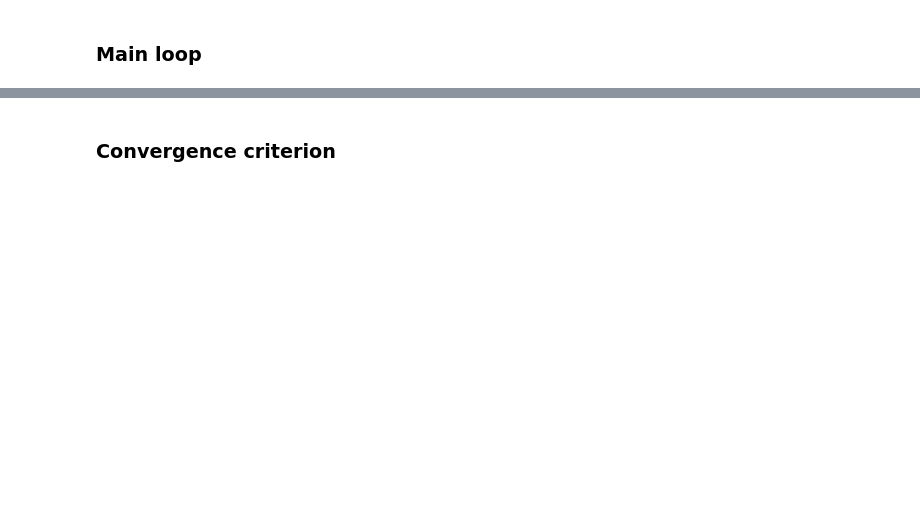
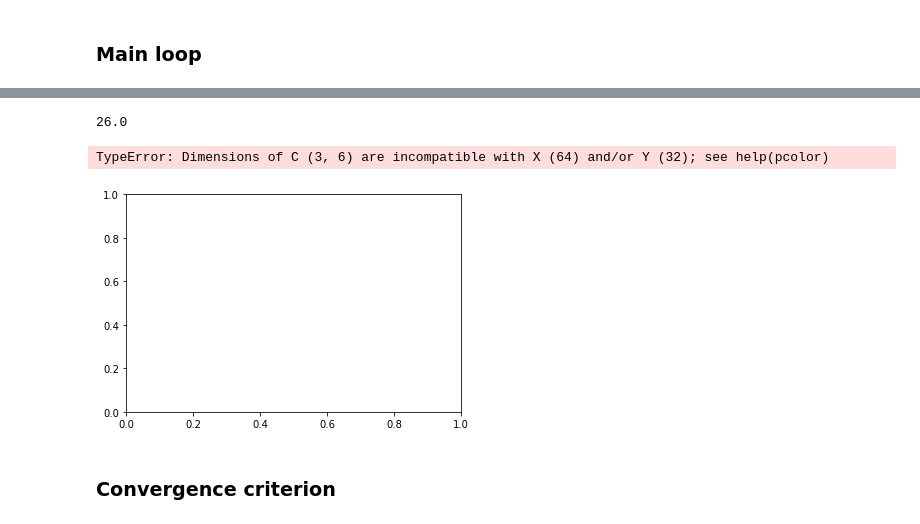
Before and after one commit to AHenryLarroze/Py_SL_C0de, a Jupyter notebook: SL_equation_elastic.ipynb, the cells around one changed output, grey strips where cells are left out. Cells and saved outputs as stored; diff of their text form; code cells hidden in the pictures; blank space fills up the shorter version.

```diff
--- a/SL_equation_elastic.ipynb
+++ b/SL_equation_elastic.ipynb
@@ -437,3 +1645,14 @@ delS_ml.pcolor()
+# %%
+for i in range(len(grid.time_step)-1):
+    print(grid.time_step[i])
+    plt.pcolor(grid.elons,grid.lats,to_grd(SL.saved[i,:,:]))
+    plt.colorbar()
+    plt.show()
+    time.sleep(0.1)
+# %% [output]
+26.0
+TypeError: Dimensions of C (3, 6) are incompatible with X (64) and/or Y (32); see help(pcolor)
+[figure, added]
 # %% [markdown]
 ### Convergence criterion
 # %%
```
Also changed, not shown: parts of 24 cells of this notebook.
